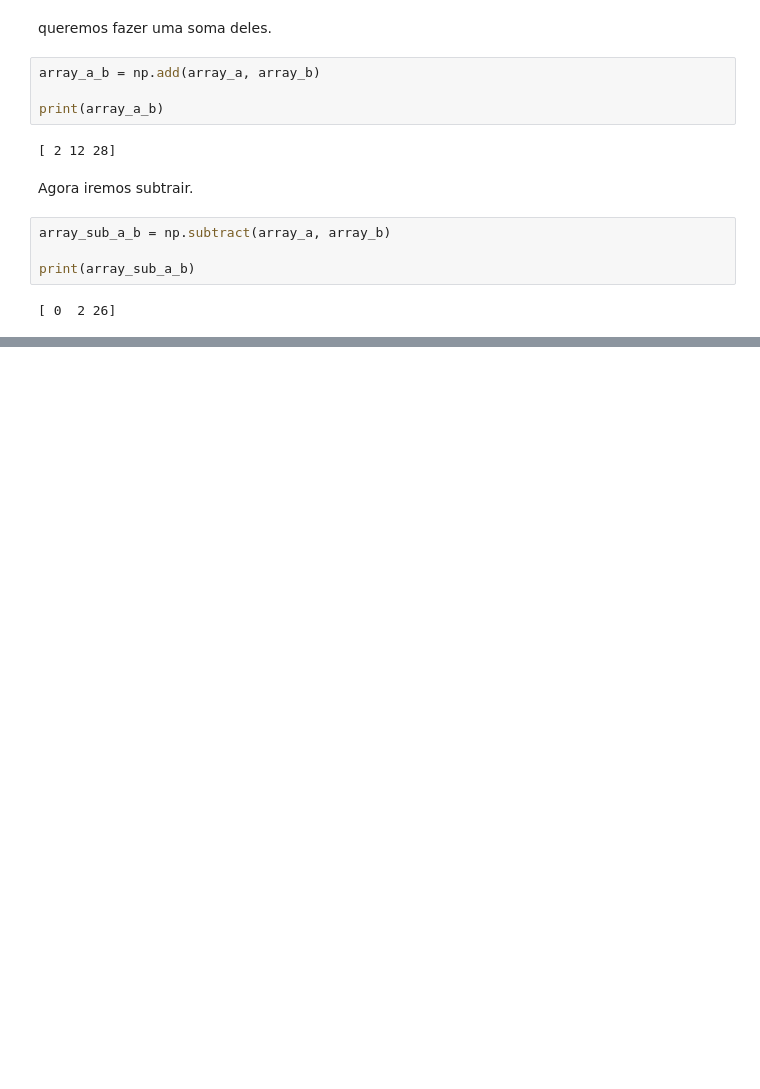
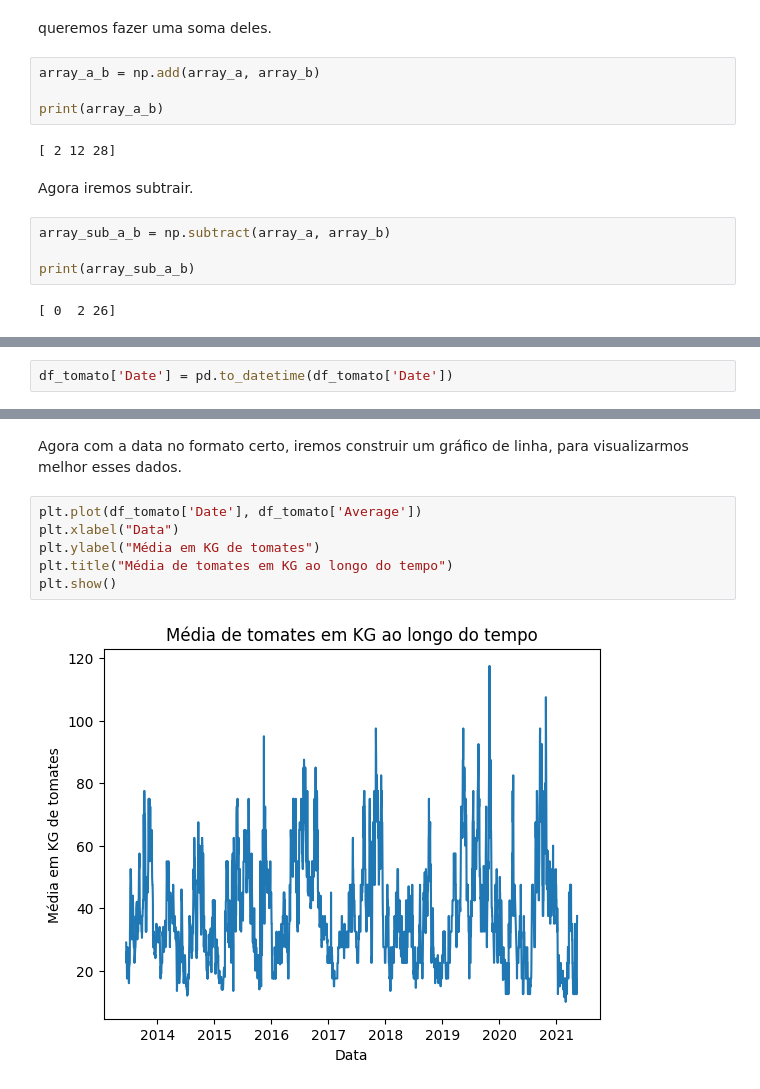
Before and after one commit to CorsiIsa/PosTech-Machine_Learng_And_Times_Series, a Jupyter notebook: bibliotecas_fundamentais.ipynb, the cells around one changed output, grey strips where cells are left out. Cells and saved outputs as stored; diff of their text form; blank space fills up the shorter version.

```diff
--- a/bibliotecas_fundamentais.ipynb
+++ b/bibliotecas_fundamentais.ipynb
@@ -267,0 +301,2 @@ print(array_sub_a_b)
+# %%
+df_tomato['Date'] = pd.to_datetime(df_tomato['Date'])
@@ -267,0 +320,10 @@ print(array_sub_a_b)
+# %% [markdown]
+Agora com a data no formato certo, iremos construir um gráfico de linha, para visualizarmos melhor esses dados.
+# %%
+plt.plot(df_tomato['Date'], df_tomato['Average'])
+plt.xlabel("Data")
+plt.ylabel("Média em KG de tomates")
+plt.title("Média de tomates em KG ao longo do tempo")
+plt.show()
+# %% [output]
+[figure, added]
```
Also changed, not shown: parts of 20 cells of this notebook.
